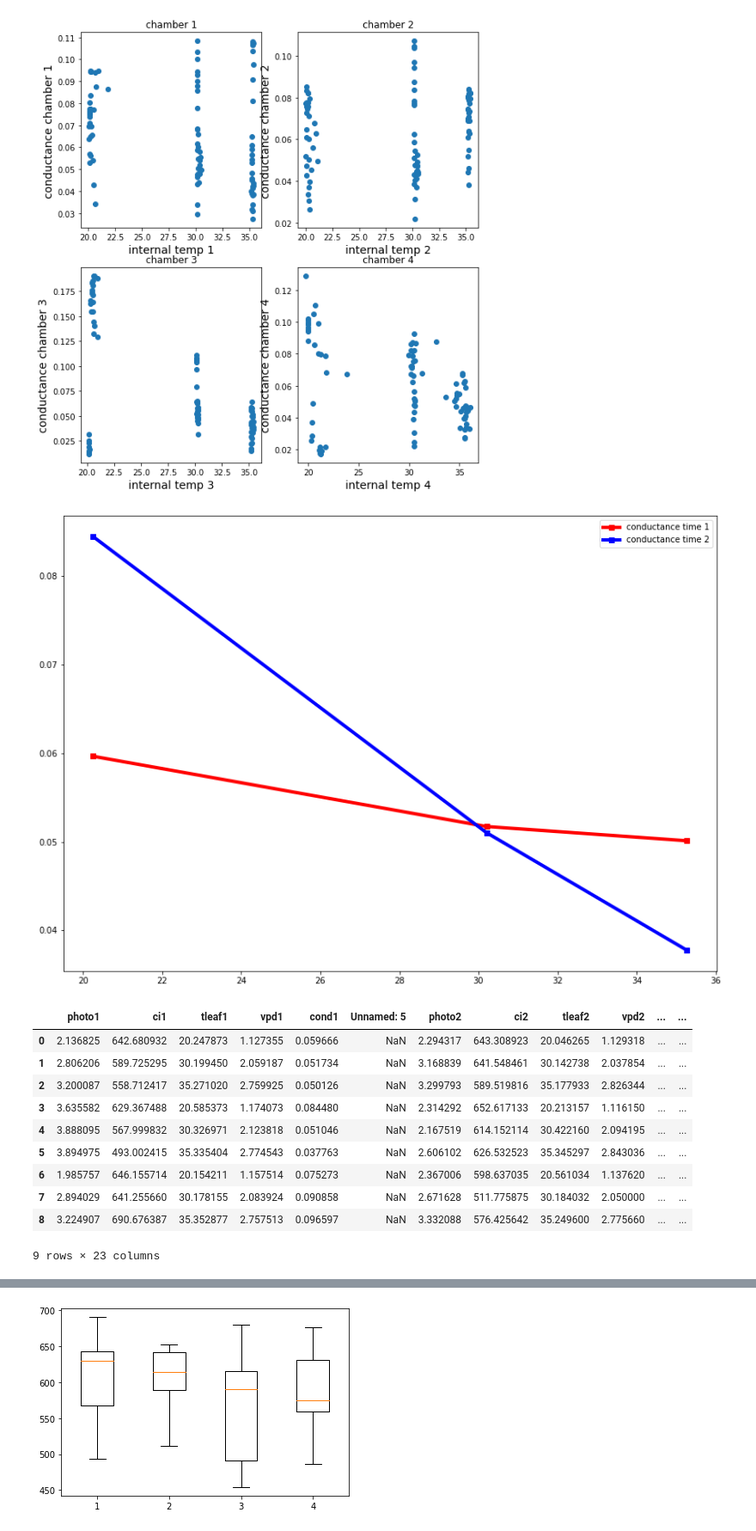
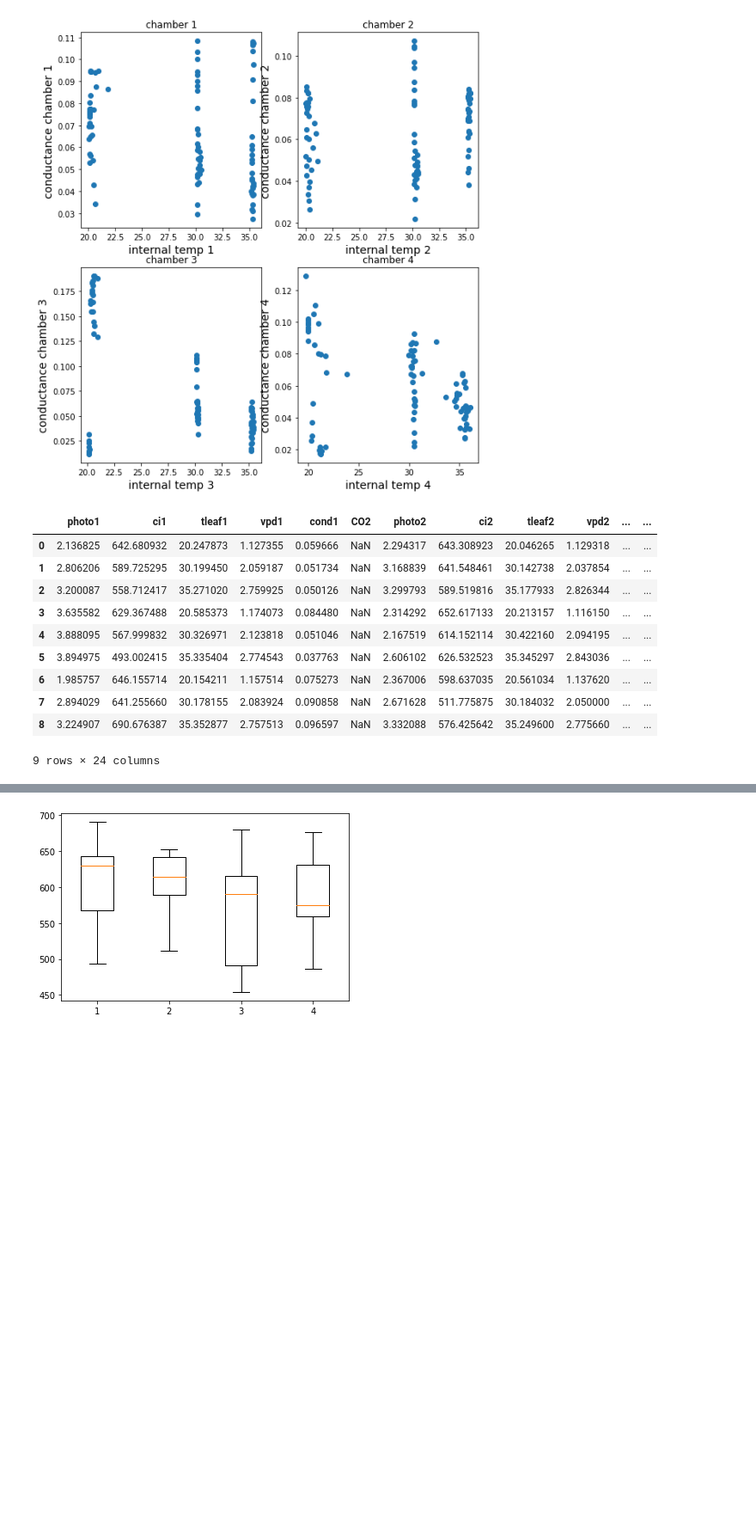
Before and after one commit to leahghill/pythonproject, a Jupyter notebook: PROJECT.ipynb, the cells around one changed output, grey strips where cells are left out. Shown at 86% size. Cells and saved outputs as stored; diff of their text form; code cells hidden in the pictures; blank space fills up the shorter version.

```diff
--- a/PROJECT.ipynb
+++ b/PROJECT.ipynb
@@ -151,40 +125,8 @@ plt.show()
 # %%
 avgs = pd.read_csv(r'C:\Users\balle\Downloads\python project\projectavgsfin_csv.csv')
 avgs
-
-y1 = (0.059666,0.051734,0.050126)
-x1 = (20.247873,30.199450,35.271020)
-
-y2 = (0.084480,0.051046,0.037763)
-x2 = (20.585373,30.326971,35.335404)
-
-
-#Plot figure
-
-plt.figure(figsize=(14,10))
-
-plt.plot(x1,y1,
-         color = 'red',
-         linestyle = '-',
-         linewidth = 4,
-         marker = 's',
-         label = 'conductance time 1')
-
-plt.plot(x1,y2,
-         color = 'blue',
-         linestyle = '-',
-         linewidth = 4,
-         marker = 's',
-         label = 'conductance time 2')
-
-plt.legend(loc = 'upper right')
-
-plt.show()
-
-avgs
 # %% [output]
-[figure, removed]
-|  | photo1 | ci1 | tleaf1 | vpd1 | cond1 | Unnamed: 5 | photo2 | ci2 | tleaf2 | vpd2 | ... | ... |
+|  | photo1 | ci1 | tleaf1 | vpd1 | cond1 | CO2 | photo2 | ci2 | tleaf2 | vpd2 | ... | ... |
 | 0 | 2.136825 | 642.680932 | 20.247873 | 1.127355 | 0.059666 | NaN | 2.294317 | 643.308923 | 20.046265 | 1.129318 | ... | ... |
 | 1 | 2.806206 | 589.725295 | 30.199450 | 2.059187 | 0.051734 | NaN | 3.168839 | 641.548461 | 30.142738 | 2.037854 | ... | ... |
 | 2 | 3.200087 | 558.712417 | 35.271020 | 2.759925 | 0.050126 | NaN | 3.299793 | 589.519816 | 35.177933 | 2.826344 | ... | ... |
@@ -194,7 +136,7 @@ avgs
 | 6 | 1.985757 | 646.155714 | 20.154211 | 1.157514 | 0.075273 | NaN | 2.367006 | 598.637035 | 20.561034 | 1.137620 | ... | ... |
 | 7 | 2.894029 | 641.255660 | 30.178155 | 2.083924 | 0.090858 | NaN | 2.671628 | 511.775875 | 30.184032 | 2.050000 | ... | ... |
 | 8 | 3.224907 | 690.676387 | 35.352877 | 2.757513 | 0.096597 | NaN | 3.332088 | 576.425642 | 35.249600 | 2.775660 | ... | ... |
-9 rows × 23 columns
+9 rows × 24 columns
 # %%
 plt.figure(figsize=(10,8))
 
```
Also changed, not shown: parts of 17 cells of this notebook.
